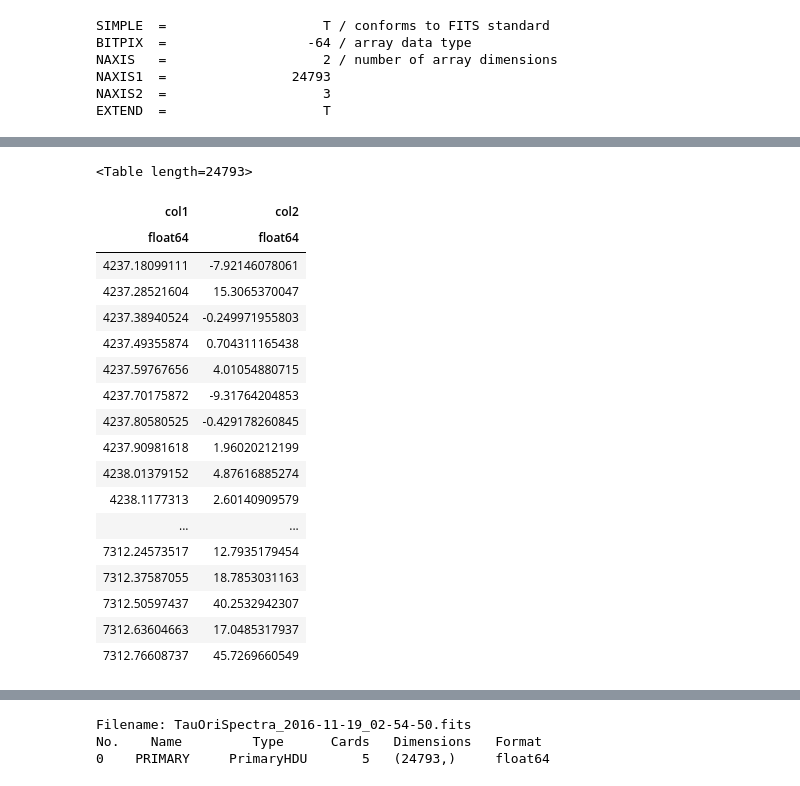
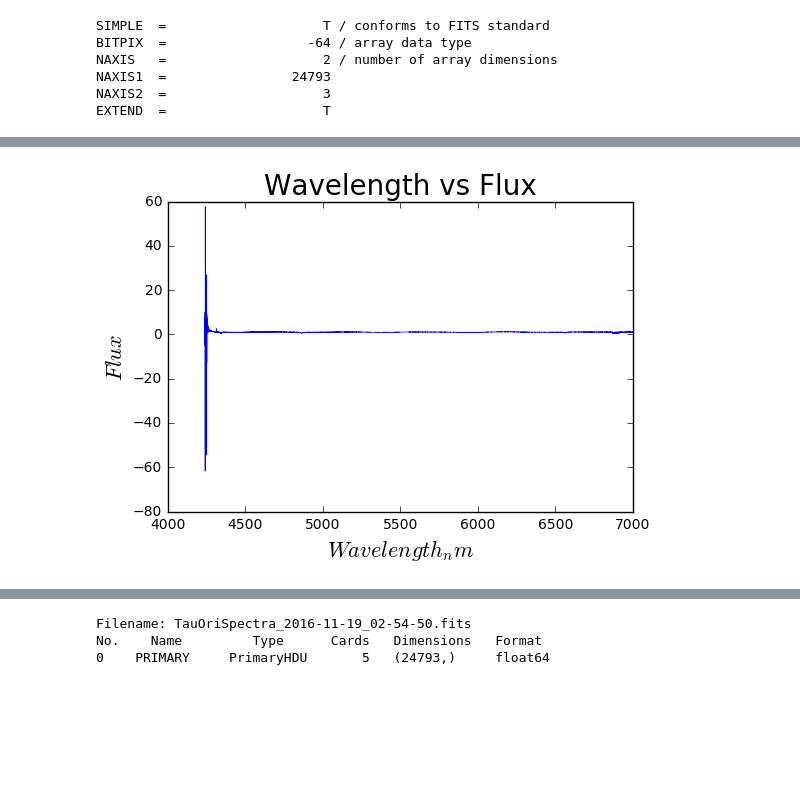
Before and after one commit to AstroPascual/Practica, a Jupyter notebook: 20161118/TauOri2.ipynb, the cells around one changed output, grey strips where cells are left out. Cells and saved outputs as stored; diff of their text form; code cells hidden in the pictures; blank space fills up the shorter version.

```diff
--- a/20161118/TauOri2.ipynb
+++ b/20161118/TauOri2.ipynb
@@ -161 +185,15 @@ plt.show()
+# %%
+#NORMALIZED
+from pylab import *
+ion()
+normalized=yv/fit
+
+plt.plot(xv,normalized,linewidth=.5)
+plt.title('Wavelength vs Flux', fontsize = 20)
+plt.xlabel('$Wavelength_nm$',fontsize=16)
+plt.ylabel('$Flux$',fontsize=16)
+plt.xlim(4000,7000)
+plt.show()
+# %% [output]
+[figure, added]
 # %%
@@ -164,28 +205,3 @@ cube_data = pyfits.getdata('TauOri_2016-11-19_02-54-50_final.fits',0)
-# %%
-from astropy.table import Table
-
-table = Table.read('TauOri_2016-11-19_02-54-50.spec1d.txt', format='ascii')
-table
-# %% [output]
-<Table length=24793>
-| col1 | col2 |
-| float64 | float64 |
-| 4237.18099111 | -7.92146078061 |
-| 4237.28521604 | 15.3065370047 |
-| 4237.38940524 | -0.249971955803 |
-| 4237.49355874 | 0.704311165438 |
-| 4237.59767656 | 4.01054880715 |
-| 4237.70175872 | -9.31764204853 |
-| 4237.80580525 | -0.429178260845 |
-| 4237.90981618 | 1.96020212199 |
-| 4238.01379152 | 4.87616885274 |
-| 4238.1177313 | 2.60140909579 |
-| ... | ... |
-| 7312.24573517 | 12.7935179454 |
-| 7312.37587055 | 18.7853031163 |
-| 7312.50597437 | 40.2532942307 |
-| 7312.63604663 | 17.0485317937 |
-| 7312.76608737 | 45.7269660549 |
 # %%
 img = np.zeros((len(table)))
 
```
Also changed, not shown: parts of 16 cells of this notebook.
